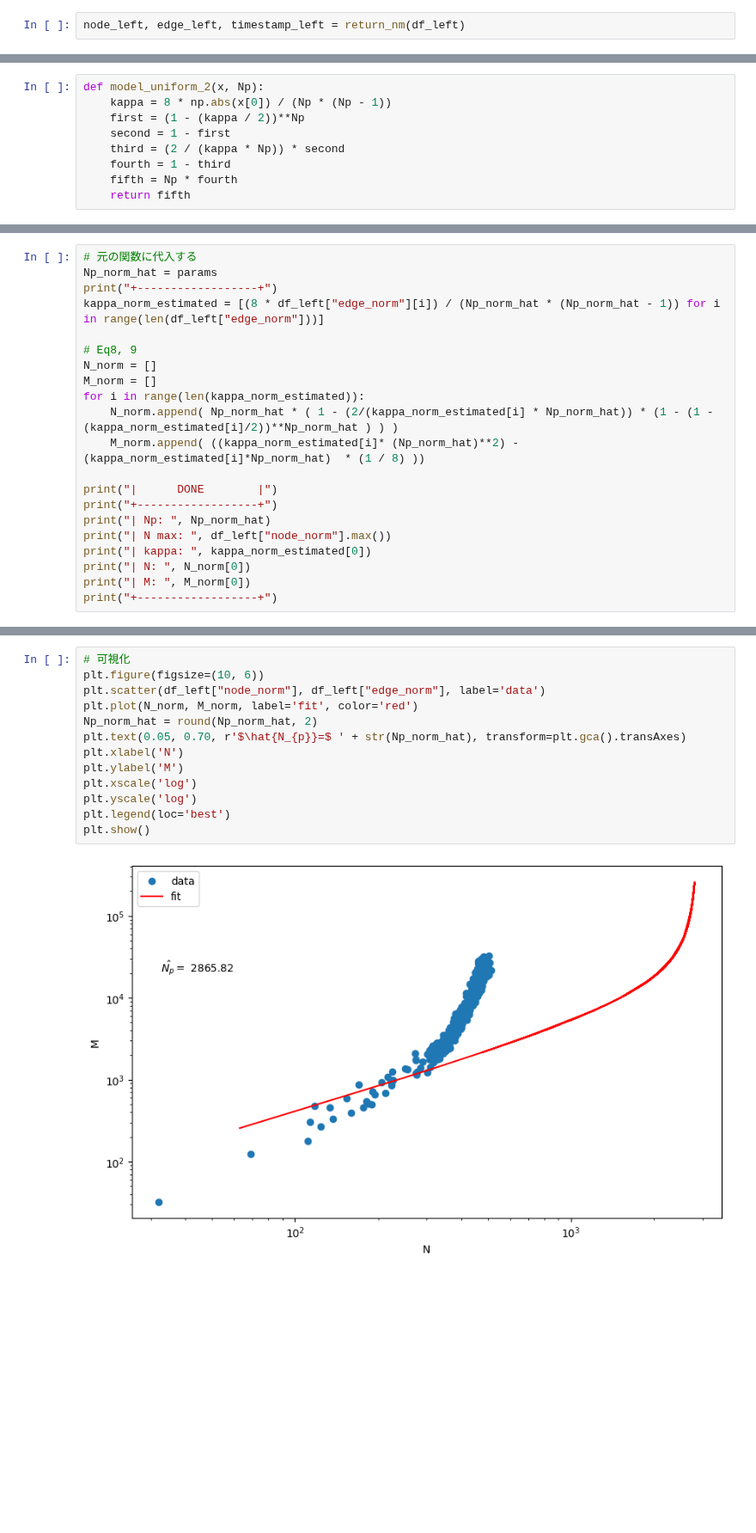
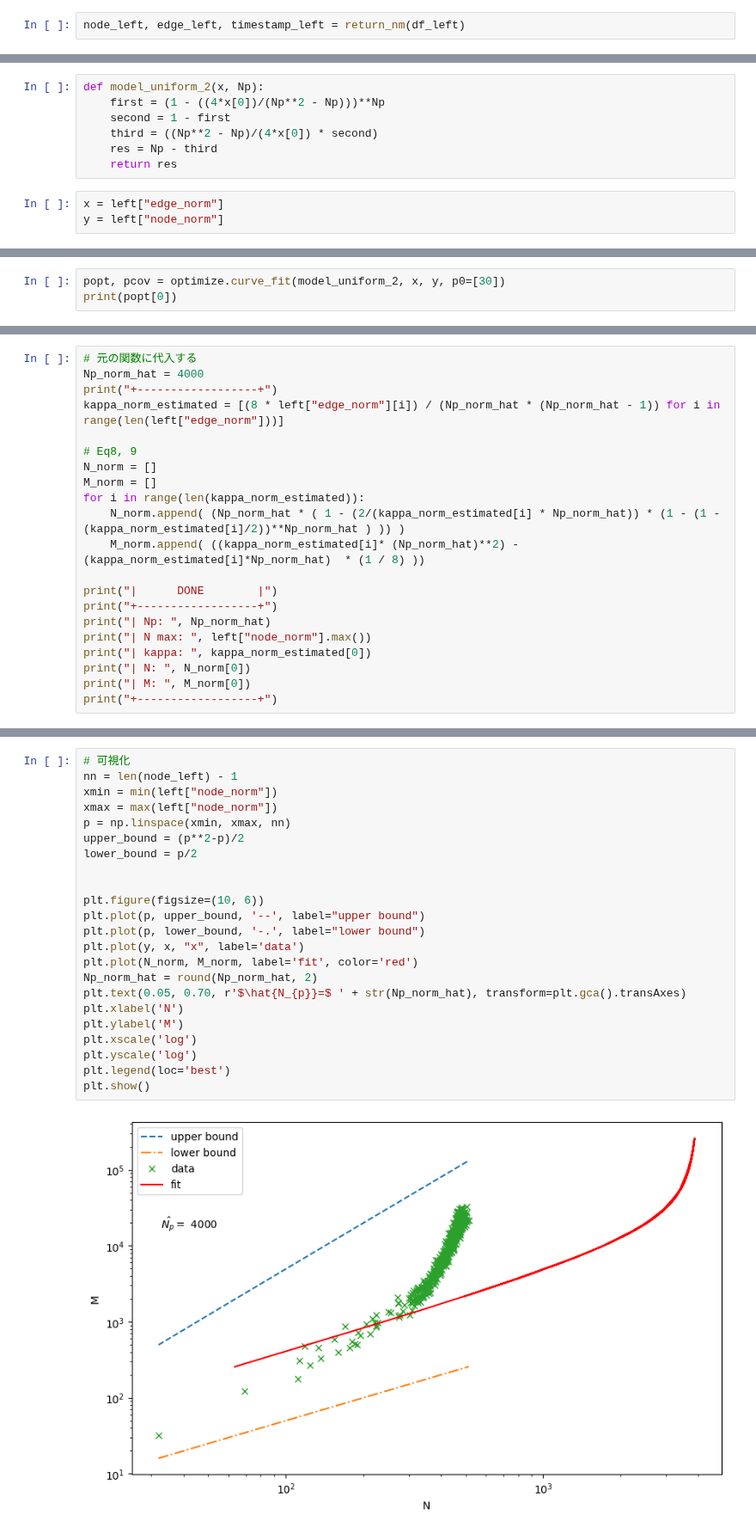
Before and after one commit to yiadka/mobility_scaling, a Jupyter notebook: notebooks/nmscaling_norm_second.ipynb, the cells around one changed output, grey strips where cells are left out. Shown at 86% size. Saved outputs shown, nothing was run; the diff lists cells and outputs as text; blank space fills up the shorter version.

```diff
--- a/notebooks/nmscaling_norm_second.ipynb
+++ b/notebooks/nmscaling_norm_second.ipynb
@@ -96,10 +98,11 @@ df_left.head()
 | 4 | 222 | 663 | 118 | 474 |
 # %%
 def model_uniform_2(x, Np):
-    kappa = 8 * np.abs(x[0]) / (Np * (Np - 1))
-    first = (1 - (kappa / 2))**Np
+    first = (1 - ((4*x[0])/(Np**2 - Np)))**Np
     second = 1 - first
-    third = (2 / (kappa * Np)) * second
-    fourth = 1 - third
-    fifth = Np * fourth
-    return fifth
+    third = ((Np**2 - Np)/(4*x[0]) * second)
+    res = Np - third
+    return res
+# %%
+x = left["edge_norm"]
+y = left["node_norm"]
@@ -105,0 +115,3 @@ def model_uniform_2(x, Np):
+# %%
+popt, pcov = optimize.curve_fit(model_uniform_2, x, y, p0=[30])
+print(popt[0])
@@ -147,20 +152,20 @@ array([   32,   123,   179,   305,   474,   268,   456,   332,   593,
 # %%
 # 元の関数に代入する
-Np_norm_hat = params
+Np_norm_hat = 4000
 print("+------------------+")
-kappa_norm_estimated = [(8 * df_left["edge_norm"][i]) / (Np_norm_hat * (Np_norm_hat - 1)) for i in range(len(df_left["edge_norm"]))]
+kappa_norm_estimated = [(8 * left["edge_norm"][i]) / (Np_norm_hat * (Np_norm_hat - 1)) for i in range(len(left["edge_norm"]))]
 
 # Eq8, 9
 N_norm = []
 M_norm = []
 for i in range(len(kappa_norm_estimated)):
-    N_norm.append( Np_norm_hat * ( 1 - (2/(kappa_norm_estimated[i] * Np_norm_hat)) * (1 - (1 - (kappa_norm_estimated[i]/2))**Np_norm_hat ) ) )
+    N_norm.append( (Np_norm_hat * ( 1 - (2/(kappa_norm_estimated[i] * Np_norm_hat)) * (1 - (1 - (kappa_norm_estimated[i]/2))**Np_norm_hat ) )) )
     M_norm.append( ((kappa_norm_estimated[i]* (Np_norm_hat)**2) - (kappa_norm_estimated[i]*Np_norm_hat)  * (1 / 8) ))
 
 print("|      DONE        |")
 print("+------------------+")
 print("| Np: ", Np_norm_hat)
-print("| N max: ", df_left["node_norm"].max())
+print("| N max: ", left["node_norm"].max())
 print("| kappa: ", kappa_norm_estimated[0])
 print("| N: ", N_norm[0])
 print("| M: ", M_norm[0])
@@ -177,16 +182,26 @@ print("+------------------+")
 +------------------+
 # %%
 # 可視化
+nn = len(node_left) - 1
+xmin = min(left["node_norm"])
+xmax = max(left["node_norm"])
+p = np.linspace(xmin, xmax, nn)
+upper_bound = (p**2-p)/2
+lower_bound = p/2
+
+
 plt.figure(figsize=(10, 6))
-plt.scatter(df_left["node_norm"], df_left["edge_norm"], label='data')
+plt.plot(p, upper_bound, '--', label="upper bound")
+plt.plot(p, lower_bound, '-.', label="lower bound")
+plt.plot(y, x, "x", label='data')
 plt.plot(N_norm, M_norm, label='fit', color='red')
 Np_norm_hat = round(Np_norm_hat, 2)
 plt.text(0.05, 0.70, r'$\hat{N_{p}}=$ ' + str(Np_norm_hat), transform=plt.gca().transAxes)
 plt.xlabel('N')
 plt.ylabel('M')
 plt.xscale('log')
 plt.yscale('log')
 plt.legend(loc='best')
 plt.show()
 # %% [output]
-[figure, old version]
+[figure, new version]
```
Also changed, not shown: parts of 10 cells of this notebook, 1 other file.
